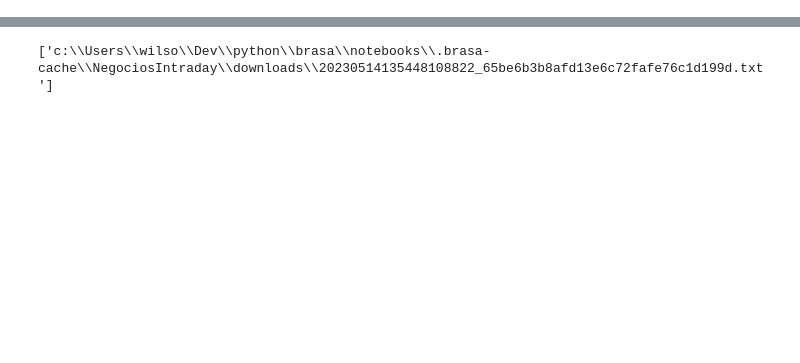
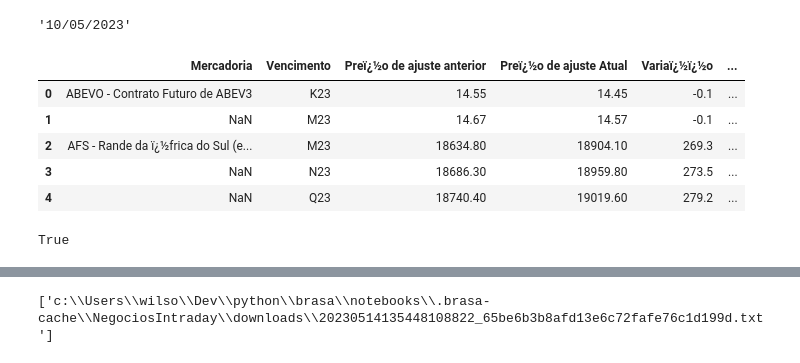
Before and after one commit to wilsonfreitas/brasa, a Jupyter notebook: notebooks/workspace.ipynb, the cells around one changed output, grey strips where cells are left out. Cells and saved outputs as stored; diff of their text form; code cells hidden in the pictures; blank space fills up the shorter version.

```diff
--- a/notebooks/workspace.ipynb
+++ b/notebooks/workspace.ipynb
@@ -7,0 +13,5 @@ from brasa.templates import read_marketdata, download_marketdata
+# %%
+tree = etree.parse(dest, etree.HTMLParser())
+tree.xpath(f"//input[@id='dData1']")[0].attrib["value"]
+# %% [output]
+'10/05/2023'
@@ -7,0 +21,16 @@ from brasa.templates import read_marketdata, download_marketdata
+# %%
+df.head()
+# %% [output]
+|  | Mercadoria | Vencimento | Preï¿½o de ajuste anterior | Preï¿½o de ajuste Atual | Variaï¿½ï¿½o | ... |
+| 0 | ABEVO - Contrato Futuro de ABEV3 | K23 | 14.55 | 14.45 | -0.1 | ... |
+| 1 | NaN | M23 | 14.67 | 14.57 | -0.1 | ... |
+| 2 | AFS - Rande da ï¿½frica do Sul (e... | M23 | 18634.80 | 18904.10 | 269.3 | ... |
+| 3 | NaN | N23 | 18686.30 | 18959.80 | 273.5 | ... |
+| 4 | NaN | Q23 | 18740.40 | 19019.60 | 279.2 | ... |
+# %%
+import numpy as np
+
+
+df.loc[1, "Mercadoria"] is np.nan
+# %% [output]
+True
```
Also changed, not shown: parts of 8 cells of this notebook.
